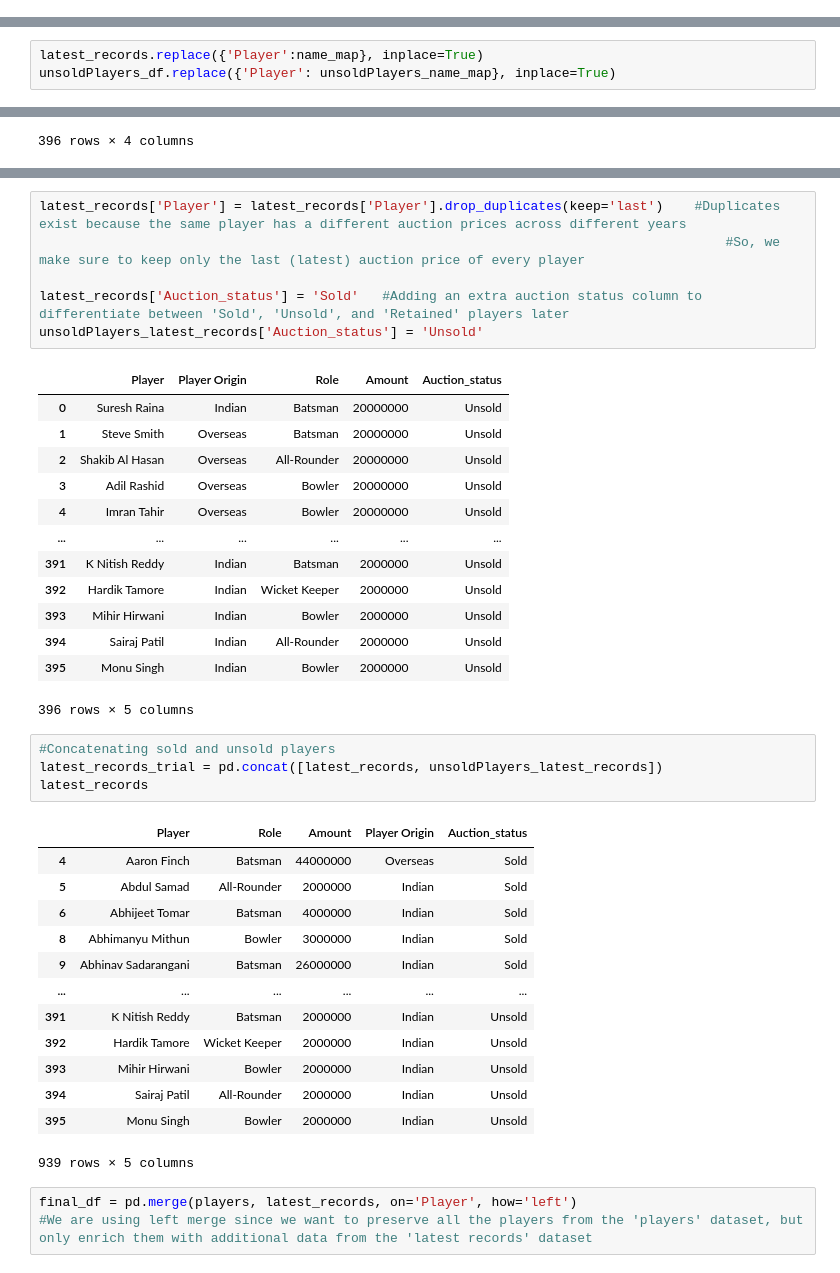
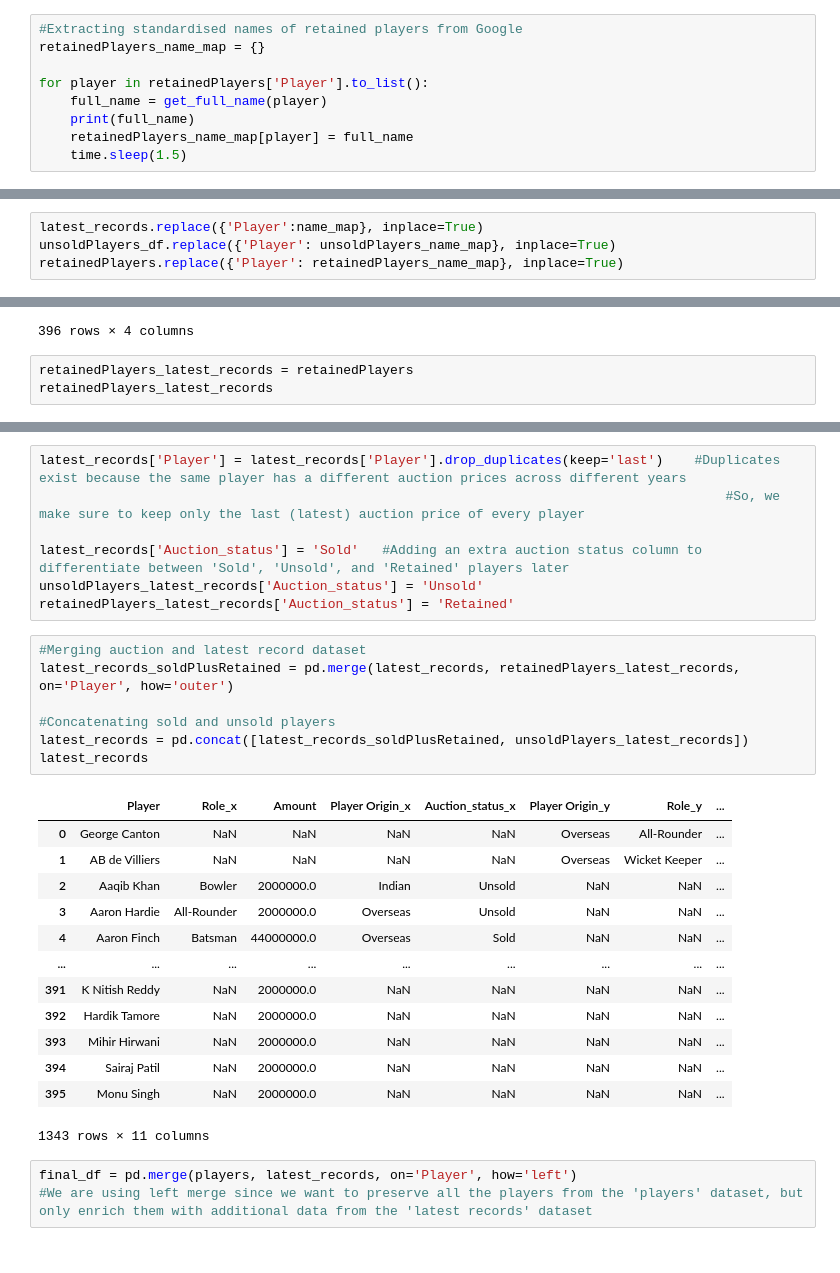
Before and after one commit to DyuthiVivek/IPL-auction-optimization-model, a Jupyter notebook: player_performance.ipynb, the cells around one changed output, grey strips where cells are left out. Drawn from its saved outputs; the diff is of its cells as text.

Commit message:
Added and merged info about players retained in 2021 with the rest of the data

```diff
--- a/player_performance.ipynb
+++ b/player_performance.ipynb
@@ -1042,3 +1066,12 @@ Rohan Kadam
 Priyank Panchal
 Sameer Rizvi
 KeyboardInterrupt:
+# %%
+#Extracting standardised names of retained players from Google
+retainedPlayers_name_map = {}
+
+for player in retainedPlayers['Player'].to_list():
+    full_name = get_full_name(player)
+    print(full_name)
+    retainedPlayers_name_map[player] = full_name
+    time.sleep(1.5)
@@ -1089,3 +1141,4 @@ unsoldPlayers_name_map
 # %%
 latest_records.replace({'Player':name_map}, inplace=True)
 unsoldPlayers_df.replace({'Player': unsoldPlayers_name_map}, inplace=True)
+retainedPlayers.replace({'Player': retainedPlayers_name_map}, inplace=True)
@@ -1168,3 +1220,6 @@ unsoldPlayers_latest_records
 | 394 | Sairaj Patil | Indian | All-Rounder | 2000000 |
 | 395 | Monu Singh | Indian | Bowler | 2000000 |
 396 rows × 4 columns
+# %%
+retainedPlayers_latest_records = retainedPlayers
+retainedPlayers_latest_records
@@ -1174,38 +1247,28 @@ latest_records['Player'] = latest_records['Player'].drop_duplicates(keep='last')
 
 latest_records['Auction_status'] = 'Sold'   #Adding an extra auction status column to differentiate between 'Sold', 'Unsold', and 'Retained' players later
 unsoldPlayers_latest_records['Auction_status'] = 'Unsold'
+retainedPlayers_latest_records['Auction_status'] = 'Retained'
-# %% [output]
-|  | Player | Player Origin | Role | Amount | Auction_status |
-| 0 | Suresh Raina | Indian | Batsman | 20000000 | Unsold |
-| 1 | Steve Smith | Overseas | Batsman | 20000000 | Unsold |
-| 2 | Shakib Al Hasan | Overseas | All-Rounder | 20000000 | Unsold |
-| 3 | Adil Rashid | Overseas | Bowler | 20000000 | Unsold |
-| 4 | Imran Tahir | Overseas | Bowler | 20000000 | Unsold |
-| ... | ... | ... | ... | ... | ... |
-| 391 | K Nitish Reddy | Indian | Batsman | 2000000 | Unsold |
-| 392 | Hardik Tamore | Indian | Wicket Keeper | 2000000 | Unsold |
-| 393 | Mihir Hirwani | Indian | Bowler | 2000000 | Unsold |
-| 394 | Sairaj Patil | Indian | All-Rounder | 2000000 | Unsold |
-| 395 | Monu Singh | Indian | Bowler | 2000000 | Unsold |
-396 rows × 5 columns
 # %%
+#Merging auction and latest record dataset
+latest_records_soldPlusRetained = pd.merge(latest_records, retainedPlayers_latest_records, on='Player', how='outer')
+
 #Concatenating sold and unsold players
-latest_records_trial = pd.concat([latest_records, unsoldPlayers_latest_records])
+latest_records = pd.concat([latest_records_soldPlusRetained, unsoldPlayers_latest_records])
 latest_records
 # %% [output]
-|  | Player | Role | Amount | Player Origin | Auction_status |
-| 4 | Aaron Finch | Batsman | 44000000 | Overseas | Sold |
-| 5 | Abdul Samad | All-Rounder | 2000000 | Indian | Sold |
-| 6 | Abhijeet Tomar | Batsman | 4000000 | Indian | Sold |
-| 8 | Abhimanyu Mithun | Bowler | 3000000 | Indian | Sold |
-| 9 | Abhinav Sadarangani | Batsman | 26000000 | Indian | Sold |
-| ... | ... | ... | ... | ... | ... |
-| 391 | K Nitish Reddy | Batsman | 2000000 | Indian | Unsold |
-| 392 | Hardik Tamore | Wicket Keeper | 2000000 | Indian | Unsold |
-| 393 | Mihir Hirwani | Bowler | 2000000 | Indian | Unsold |
-| 394 | Sairaj Patil | All-Rounder | 2000000 | Indian | Unsold |
-| 395 | Monu Singh | Bowler | 2000000 | Indian | Unsold |
+|  | Player | Role_x | Amount | Player Origin_x | Auction_status_x | Player Origin_y | Role_y | ... |
+| 0 | George Canton | NaN | NaN | NaN | NaN | Overseas | All-Rounder | ... |
+| 1 | AB de Villiers | NaN | NaN | NaN | NaN | Overseas | Wicket Keeper | ... |
+| 2 | Aaqib Khan | Bowler | 2000000.0 | Indian | Unsold | NaN | NaN | ... |
+| 3 | Aaron Hardie | All-Rounder | 2000000.0 | Overseas | Unsold | NaN | NaN | ... |
+| 4 | Aaron Finch | Batsman | 44000000.0 | Overseas | Sold | NaN | NaN | ... |
+| ... | ... | ... | ... | ... | ... | ... | ... | ... |
+| 391 | K Nitish Reddy | NaN | 2000000.0 | NaN | NaN | NaN | NaN | ... |
+| 392 | Hardik Tamore | NaN | 2000000.0 | NaN | NaN | NaN | NaN | ... |
+| 393 | Mihir Hirwani | NaN | 2000000.0 | NaN | NaN | NaN | NaN | ... |
+| 394 | Sairaj Patil | NaN | 2000000.0 | NaN | NaN | NaN | NaN | ... |
+| 395 | Monu Singh | NaN | 2000000.0 | NaN | NaN | NaN | NaN | ... |
-939 rows × 5 columns
+1343 rows × 11 columns
 # %%
 final_df = pd.merge(players, latest_records, on='Player', how='left')
 #We are using left merge since we want to preserve all the players from the 'players' dataset, but only enrich them with additional data from the 'latest records' dataset
```
Also changed, not shown: parts of 8 cells of this notebook, 2 other files.
